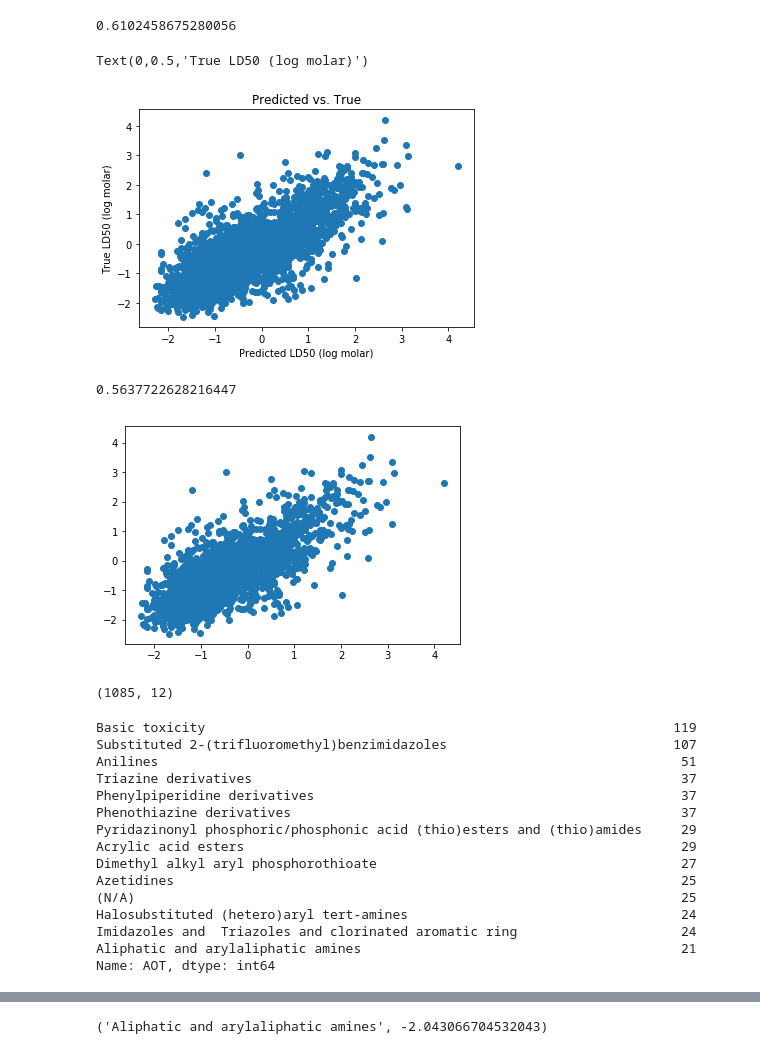
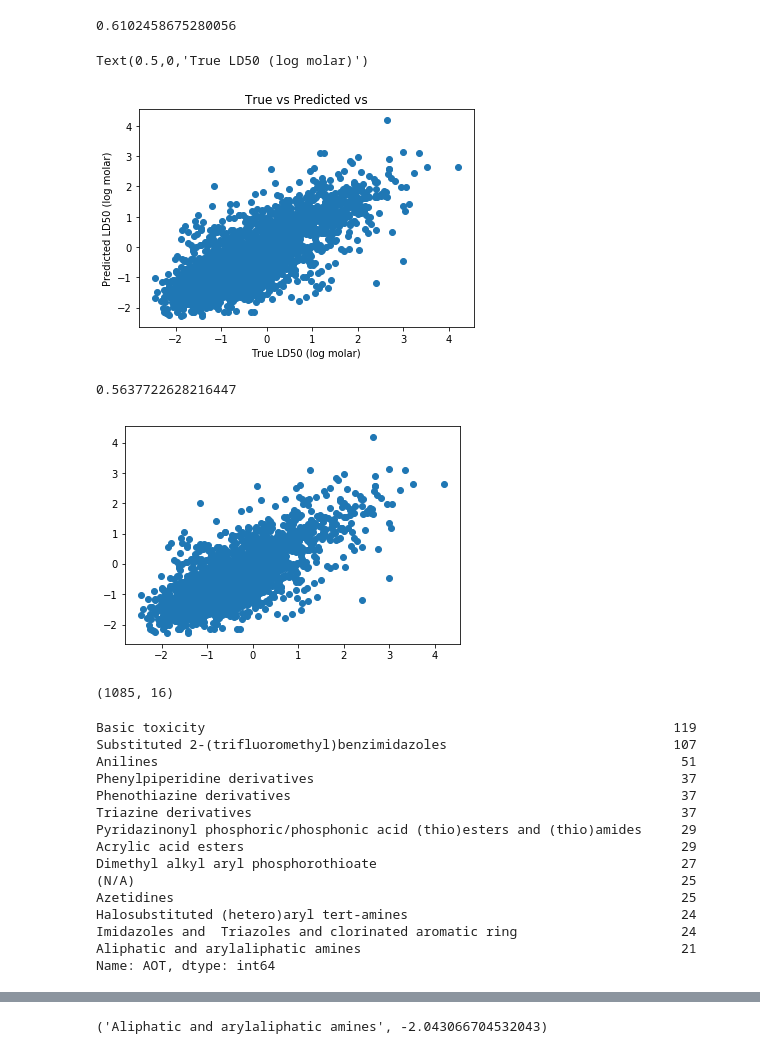
Before and after one commit to USEPA/CompTox-GenRA-acutetox-comptoxicol, a Jupyter notebook: code/TB_acute_profiling_final300519.ipynb, the cells around one changed output, grey strips where cells are left out. Cells and saved outputs as stored; diff of their text form; code cells hidden in the pictures.

```diff
--- a/code/TB_acute_profiling_final300519.ipynb
+++ b/code/TB_acute_profiling_final300519.ipynb
@@ -10,5 +14,5 @@ import seaborn as sns
 # %%
-gui_out = pd.ExcelFile('TB_OUTPUT_GUI_FINAL.xlsx')
+gui_out = pd.ExcelFile('/share/home3/gpatlewi/python/Unilever/GenRA_acute/input/TB_OUTPUT_GUI_FINAL.xlsx')
 gui_out.sheet_names
 # %% [output]
 ['acute_gui']
@@ -93,5 +101,5 @@ gui_out.head()
 # %%
-gh = pd.ExcelFile('acute_helman_genra.xlsx')
+gh = pd.ExcelFile('/share/home3/gpatlewi/python/Unilever/GenRA_acute/input/acute_helman_genra.xlsx')
 # %%
 gh.sheet_names
 # %% [output]
@@ -125,5 +120,5 @@ len(all_gui)
 # %%
-gh_TB = pd.merge(gh, all_gui, on = 'DTXSID')
+gh_TB = pd.merge(gh, gui_out, on = 'DTXSID', how = 'left')
 # %%
 gh_TB.columns
 # %% [output]
@@ -135,3 +143,5 @@ Index(['DTXSID', 'very_toxic', 'nontoxic', 'LD50_mgkg', 'EPA_category',
 # %%
-gh_TB_filt = gh_TB[['DTXSID','LD50_mgkg','casrn_x', 'mol_weight', 'LD50_LM', 'LD50_p',
-       'LD50_LM_p', 'av_sim', 'k', 'ID#','AOT', 'ID']]
+gh_TB_filt = gh_TB[['DTXSID', 'very_toxic', 'nontoxic', 'LD50_mgkg', 'EPA_category',
+       'GHS_category', 'mol_weight', 'LD50_LM', 'LD50_p',
+       'LD50_LM_p', 'av_sim', 'k', 'CAS#', 'SMILES_x',
+       'AOT', 'ID']]
@@ -192,26 +198,26 @@ r2_score(gh_TB_filt['LD50_LM'],gh_TB_filt['LD50_LM_p'])
 # %% [output]
 0.6102458675280056
 # %%
-plt.scatter(gh_TB_filt['LD50_LM_p'],gh_TB_filt['LD50_LM'])
-plt.title('Predicted vs. True')
-plt.xlabel('Predicted LD50 (log molar)')
-plt.ylabel('True LD50 (log molar)')
+plt.scatter(gh_TB_filt['LD50_LM'],gh_TB_filt['LD50_LM_p'])
+plt.title('True vs Predicted vs')
+plt.ylabel('Predicted LD50 (log molar)')
+plt.xlabel('True LD50 (log molar)')
 # %% [output]
-Text(0,0.5,'True LD50 (log molar)')
+Text(0.5,0,'True LD50 (log molar)')
-[figure, old version]
+[figure, new version]
 # %%
 nc = gh_TB_filt[gh_TB_filt['AOT'] == 'Not categorized']
-plt.scatter(nc['LD50_LM_p'],nc['LD50_LM'])
+plt.scatter(nc['LD50_LM'],nc['LD50_LM_p'])
 print(r2_score(nc['LD50_LM'],nc['LD50_LM_p']))
 # %% [output]
 0.5637722628216447
-[figure, old version]
+[figure, new version]
 # %%
 notnc = gh_TB_filt[gh_TB_filt['AOT'] != 'Not categorized']
 # %%
 notnc.shape
 # %% [output]
-(1085, 12)
+(1085, 16)
 # %%
 counts = notnc['AOT'].value_counts()
 counts[counts > 20]
@@ -219,14 +225,14 @@ counts[counts > 20]
 Basic toxicity                                                            119
 Substituted 2-(trifluoromethyl)benzimidazoles                             107
 Anilines                                                                   51
-Triazine derivatives                                                       37
 Phenylpiperidine derivatives                                               37
 Phenothiazine derivatives                                                  37
+Triazine derivatives                                                       37
 Pyridazinonyl phosphoric/phosphonic acid (thio)esters and (thio)amides     29
 Acrylic acid esters                                                        29
 Dimethyl alkyl aryl phosphorothioate                                       27
+(N/A)                                                                      25
 Azetidines                                                                 25
-(N/A)                                                                      25
 Halosubstituted (hetero)aryl tert-amines                                   24
 Imidazoles and  Triazoles and clorinated aromatic ring                     24
 Aliphatic and arylaliphatic amines                                         21
```
Also changed, not shown: parts of 39 cells of this notebook, 6 other files.
